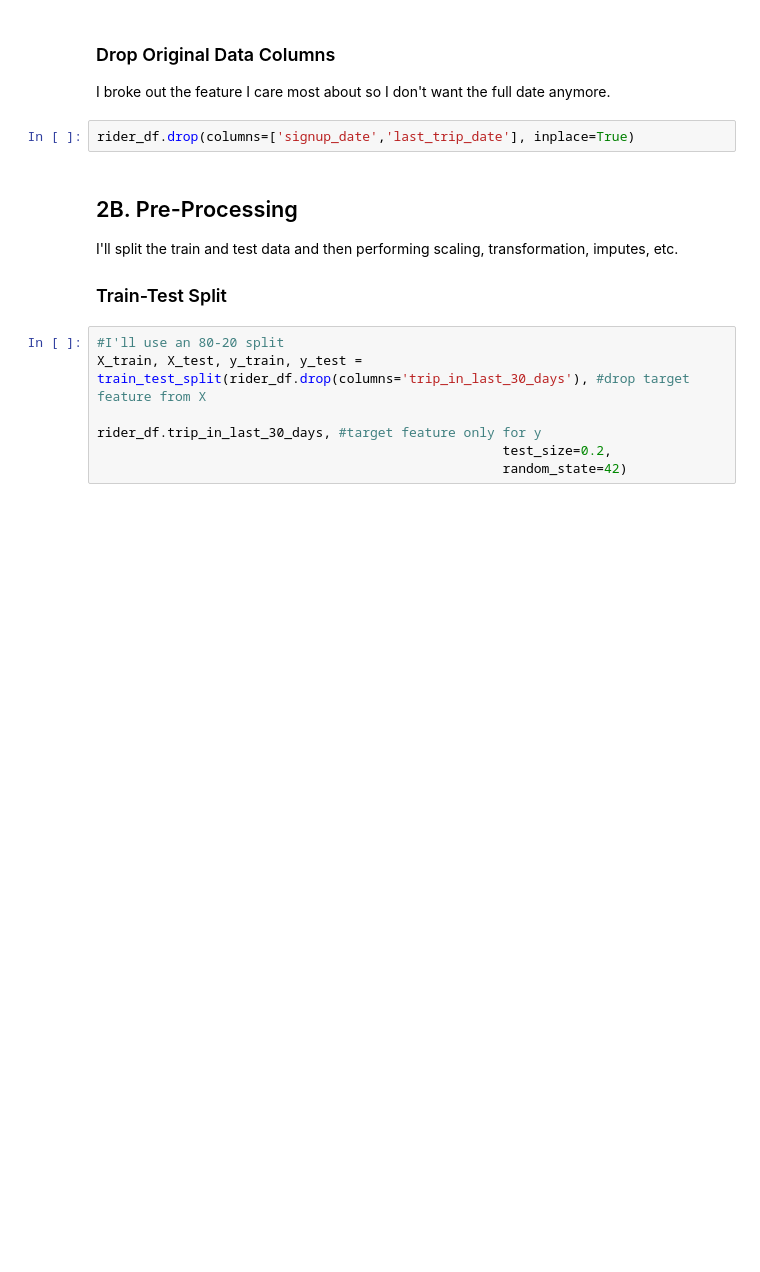
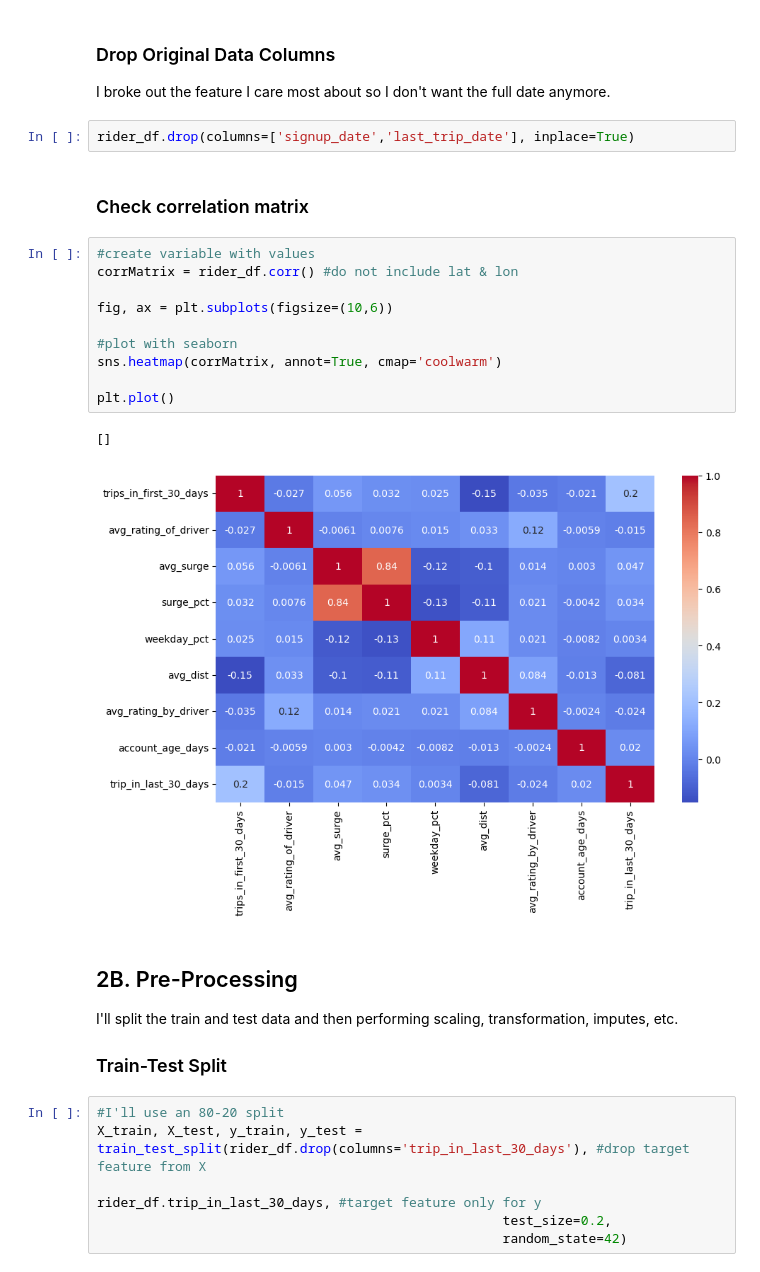
Before and after one commit to BrettlyCD/da_challenge, a Jupyter notebook: notebooks/3_predictive_modeling.ipynb, the cells around one changed output. Saved outputs shown, nothing was run; the diff lists cells and outputs as text; blank space fills up the shorter version.

```diff
--- a/notebooks/3_predictive_modeling.ipynb
+++ b/notebooks/3_predictive_modeling.ipynb
@@ -468,6 +468,21 @@ rider_df.loc[rider_df.trip_in_last_30_days==0].shape[0] / rider_df.shape[0]
 I broke out the feature I care most about so I don't want the full date anymore.
 # %%
 rider_df.drop(columns=['signup_date','last_trip_date'], inplace=True)
+# %% [markdown]
+### Check correlation matrix
+# %%
+#create variable with values
+corrMatrix = rider_df.corr() #do not include lat & lon
+
+fig, ax = plt.subplots(figsize=(10,6))
+
+#plot with seaborn
+sns.heatmap(corrMatrix, annot=True, cmap='coolwarm')
+
+plt.plot()
+# %% [output]
+[]
+[figure, added]
 # %% [markdown]
 ## 2B. Pre-Processing
 
```
Also changed, not shown: parts of 17 cells of this notebook.
